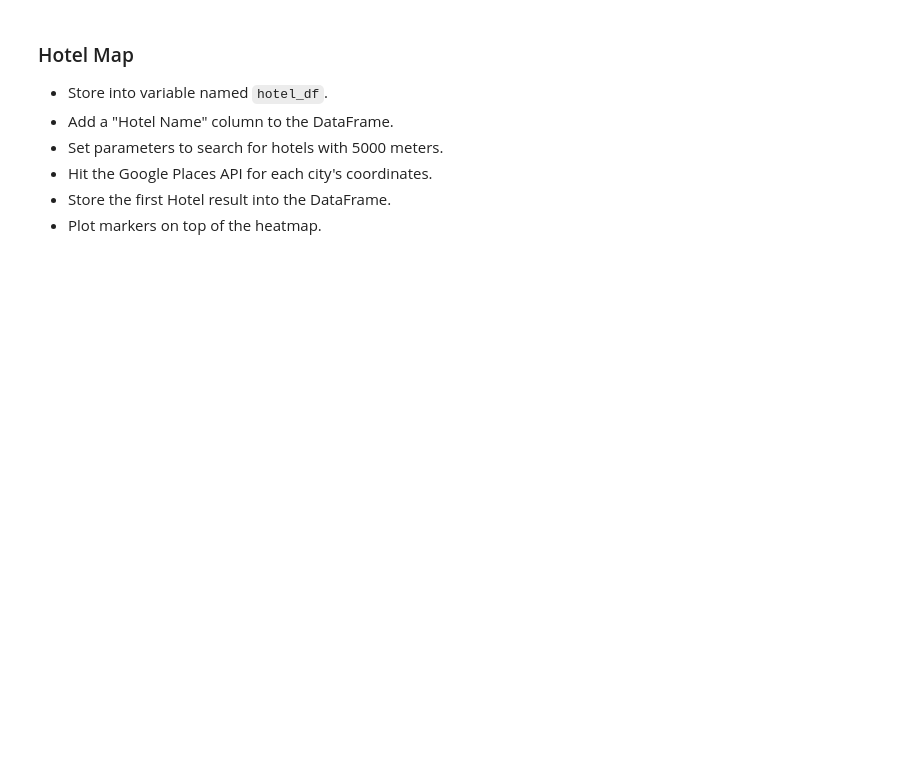
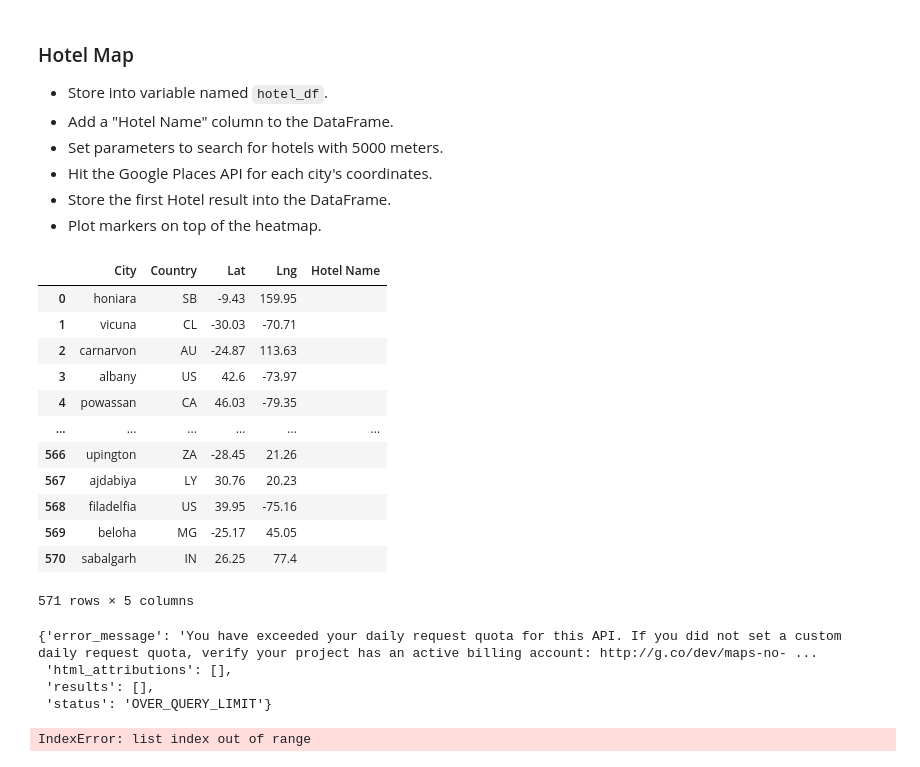
Before and after one commit to AEaker/python-api-challenge, a Jupyter notebook: VacationPy/VacationPy.ipynb, the cells around one changed output. Cells and saved outputs as stored; diff of their text form; code cells hidden in the pictures; blank space fills up the shorter version.

```diff
--- a/VacationPy/VacationPy.ipynb
+++ b/VacationPy/VacationPy.ipynb
@@ -65,3 +89,23 @@ fig
 * Hit the Google Places API for each city's coordinates.
 * Store the first Hotel result into the DataFrame.
 * Plot markers on top of the heatmap.
+# %%
+hotel_df = pd.DataFrame(df, columns=["City", "Country","Lat", "Lng",])
+hotel_df["Hotel Name"] = ""
+hotel_df["Lat"] = hotel_df["Lat"].astype(str)
+hotel_df["Lng"] = hotel_df["Lng"].astype(str)
+hotel_df
+# %% [output]
+|  | City | Country | Lat | Lng | Hotel Name |
+| 0 | honiara | SB | -9.43 | 159.95 |  |
+| 1 | vicuna | CL | -30.03 | -70.71 |  |
+| 2 | carnarvon | AU | -24.87 | 113.63 |  |
+| 3 | albany | US | 42.6 | -73.97 |  |
+| 4 | powassan | CA | 46.03 | -79.35 |  |
+| ... | ... | ... | ... | ... | ... |
+| 566 | upington | ZA | -28.45 | 21.26 |  |
+| 567 | ajdabiya | LY | 30.76 | 20.23 |  |
+| 568 | filadelfia | US | 39.95 | -75.16 |  |
+| 569 | beloha | MG | -25.17 | 45.05 |  |
+| 570 | sabalgarh | IN | 26.25 | 77.4 |  |
+571 rows × 5 columns
@@ -67,0 +116,17 @@ fig
+# %%
+response = requests.get(url1 + "33.753746,-84.386330" + url2).json()
+response
+# %% [output]
+{'error_message': 'You have exceeded your daily request quota for this API. If you did not set a custom daily request quota, verify your project has an active billing account: http://g.co/dev/maps-no- ...
+ 'html_attributions': [],
+ 'results': [],
+ 'status': 'OVER_QUERY_LIMIT'}
+# %%
+for index, row in hotel_df.iterrows():
+    response = requests.get(url1 + row["Lat"] + "," + row["Lng"] + url2).json()
+    try:
+        hotel_df.loc[index, "Hotel Name"] = response['results'][0]["name"]
+    except:
+        hotel_df.loc[index, "Hotel Name"] = "None"
+# %% [output]
+IndexError: list index out of range
```
Also changed, not shown: parts of 6 cells of this notebook.
